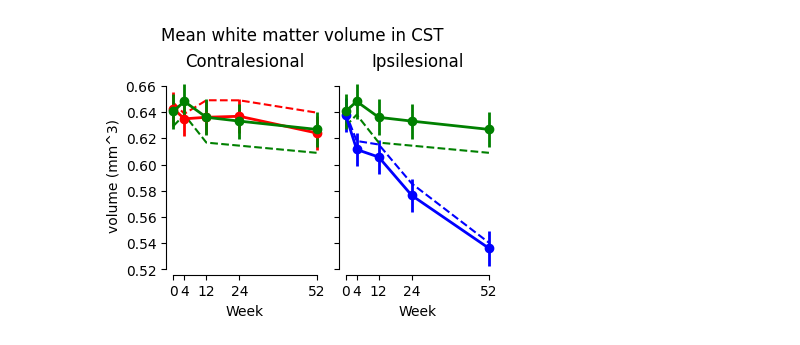
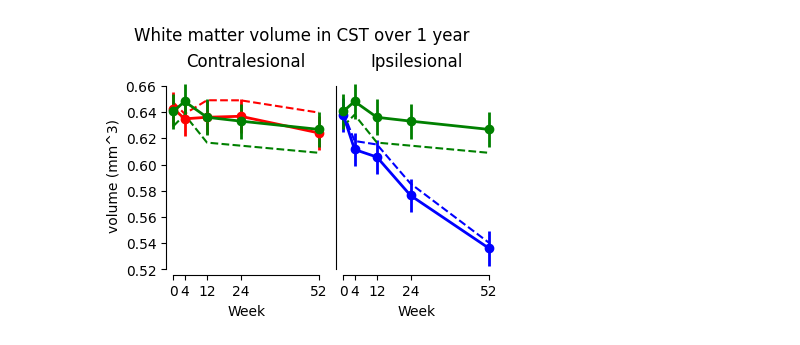
Before and after one commit to medhakp/smarts_cerebellum, a Jupyter notebook: notebooks/lme_CST.ipynb, the cells around one changed output. Drawn from its saved outputs; the diff is of its cells as text; code cells hidden in the pictures.

```diff
--- a/notebooks/lme_CST.ipynb
+++ b/notebooks/lme_CST.ipynb
@@ -38,32 +38,35 @@ fig, axs = plt.subplots(1,2, figsize=(4,3), sharey = True, constrained_layout=Tr
 
 for i, H in enumerate(gl.Hem):
 
     ax = axs[i]
 
     patients_lme_h    = patients_lme[patients_lme.hemisphere == H].sort_values('Week')
     patients_actual_h = patients_actual[patients_actual.hemisphere == H].sort_values('Week')
 
 
     ax.errorbar(x=patients_lme_h['Week'], y=patients_lme_h['beta'], yerr = patients_lme_h['se'], fmt = '-o', color = colours[i+1], linewidth = 2, label = 'patients')
     ax.plot(patients_actual_h['Week'], patients_actual_h['mean'], color = colours[i+1], linestyle = '--')
 
     ax.errorbar(x=controls_lme['Week'], y=controls_lme['beta'], yerr = controls_lme['se'], fmt = '-o', color = 'green', linewidth = 2, label = 'controls')
     ax.plot(controls_actual['Week'], controls_actual['mean'], color = 'green', linestyle = '--',)
 
     ax.set_title("Contralesional")
 
 for i in range(2):
     axs[i].set_xticks(gl.weeks)
     axs[i].set_xlabel("Week")
     axs[i].set_title(gl.side[i])
 
+# remove ticks for all plots except first on y-axis
+axs[1].tick_params(axis = 'y', length = 0)
+
 axs[0].set_ylabel('volume (mm^3)')
 
-fig.suptitle('Mean white matter volume in CST')
+fig.suptitle('White matter volume in CST over 1 year')
 sns.despine(trim = True)
 
 fig.savefig('figure/lme_CST.pdf')
 
 plt.show()
 # %% [output]
-[figure, old version]
+[figure, new version]
```
Also changed, not shown: 22 other files.
